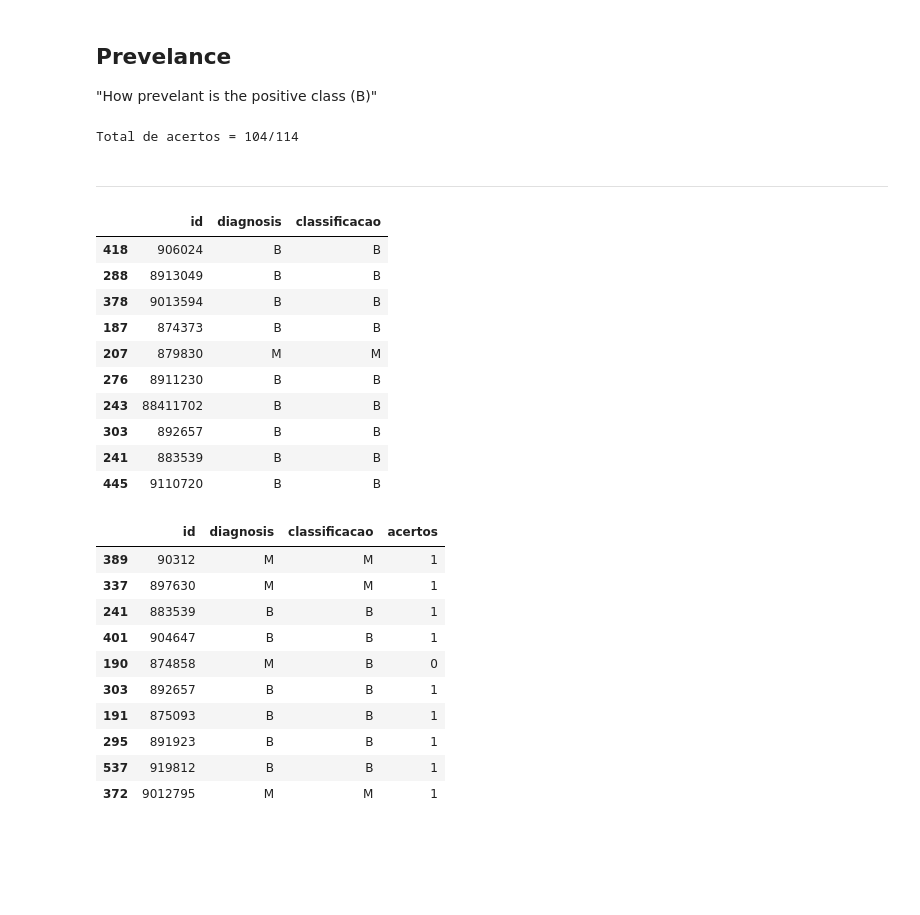
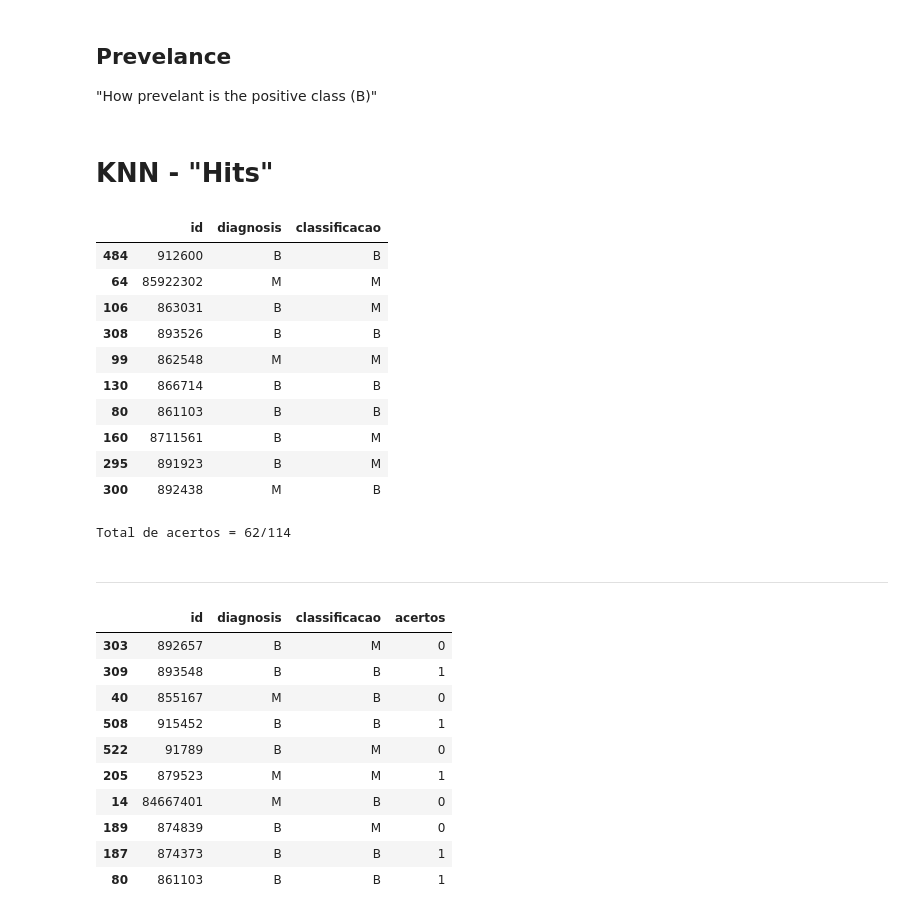
Before and after one commit to Stuepp/Breast-Cancer-Detection-Challange, a Jupyter notebook: Breast-Cancer-Detection.ipynb, the cells around one changed output. Drawn from its saved outputs; the diff is of its cells as text; code cells hidden in the pictures; blank space fills up the shorter version.

```diff
--- a/Breast-Cancer-Detection.ipynb
+++ b/Breast-Cancer-Detection.ipynb
@@ -237,6 +241,6 @@ It is being used k as 5, because (as said eralier) it is being deemed to be more
 # %%
 # definindo parametros do treinamento
-k = 5
+k = 10
 knn_classifier = KNeighborsClassifier( n_neighbors = k )
 
 # treinamento do algoritmo
@@ -298,9 +302,9 @@ print(percentiles_logReg)
  1.00000000e+00]
 # %%
 #df_result = train.copy()
-#df_result_knn = test.copy()
-#df_result_knn['classificacao'] = y_pred
+df_result_knn = test.copy()
+df_result_knn['classificacao'] = y_pred
 #
-#df_result_logReg = test.copy()
-#df_result_logReg['classificacao'] = y_pred_logReg
+df_result_logReg = test.copy()
+df_result_logReg['classificacao'] = y_pred_logReg
 # %% [markdown]
@@ -433,45 +443,47 @@ plt.show()
 # %% [markdown]
 ## Prevelance
 "How prevelant is the positive class (B)"
-# %%
-acertos = df_result['acertos'].sum()
-
-print(f'Total de acertos = {acertos}/{df_result.shape[0]}')
-# %% [output]
-Total de acertos = 104/114
-# %% [markdown]
----
+# %% [markdown]
+# KNN - "Hits"
 # %%
-df_result.loc[:, ['id', 'diagnosis','classificacao']].sample(10)
+df_result_knn.loc[:, ['id', 'diagnosis','classificacao']].sample(10)
 # %% [output]
 |  | id | diagnosis | classificacao |
-| 418 | 906024 | B | B |
-| 288 | 8913049 | B | B |
-| 378 | 9013594 | B | B |
-| 187 | 874373 | B | B |
-| 207 | 879830 | M | M |
-| 276 | 8911230 | B | B |
-| 243 | 88411702 | B | B |
-| 303 | 892657 | B | B |
-| 241 | 883539 | B | B |
-| 445 | 9110720 | B | B |
+| 484 | 912600 | B | B |
+| 64 | 85922302 | M | M |
+| 106 | 863031 | B | M |
+| 308 | 893526 | B | B |
+| 99 | 862548 | M | M |
+| 130 | 866714 | B | B |
+| 80 | 861103 | B | B |
+| 160 | 8711561 | B | M |
+| 295 | 891923 | B | M |
+| 300 | 892438 | M | B |
 # %%
-df_result['acertos'] = (df_result.loc[:, ['id', 'diagnosis', 'classificacao']]
+df_result_knn['acertos'] = (df_result_knn.loc[:, ['id', 'diagnosis', 'classificacao']]
                         .apply(
                           lambda x: 1 if x['diagnosis'] == x['classificacao'] else 0, axis=1
                           )
                       )
+# %%
+acertos = df_result_knn['acertos'].sum()
+
+print(f'Total de acertos = {acertos}/{df_result_knn.shape[0]}')
+# %% [output]
+Total de acertos = 62/114
+# %% [markdown]
+---
 # %%
-df_result.loc[:, ['id', 'diagnosis', 'classificacao','acertos']].sample(10)
+df_result_knn.loc[:, ['id', 'diagnosis', 'classificacao','acertos']].sample(10)
 # %% [output]
 |  | id | diagnosis | classificacao | acertos |
-| 389 | 90312 | M | M | 1 |
-| 337 | 897630 | M | M | 1 |
-| 241 | 883539 | B | B | 1 |
-| 401 | 904647 | B | B | 1 |
-| 190 | 874858 | M | B | 0 |
-| 303 | 892657 | B | B | 1 |
-| 191 | 875093 | B | B | 1 |
-| 295 | 891923 | B | B | 1 |
-| 537 | 919812 | B | B | 1 |
-| 372 | 9012795 | M | M | 1 |
+| 303 | 892657 | B | M | 0 |
+| 309 | 893548 | B | B | 1 |
+| 40 | 855167 | M | B | 0 |
+| 508 | 915452 | B | B | 1 |
+| 522 | 91789 | B | M | 0 |
+| 205 | 879523 | M | M | 1 |
+| 14 | 84667401 | M | B | 0 |
+| 189 | 874839 | B | M | 0 |
+| 187 | 874373 | B | B | 1 |
+| 80 | 861103 | B | B | 1 |
```
Also changed, not shown: parts of 16 cells of this notebook.
